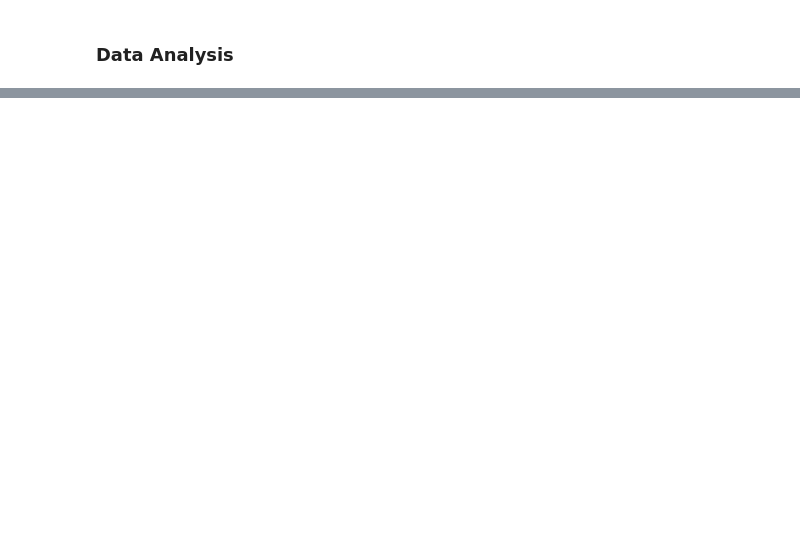
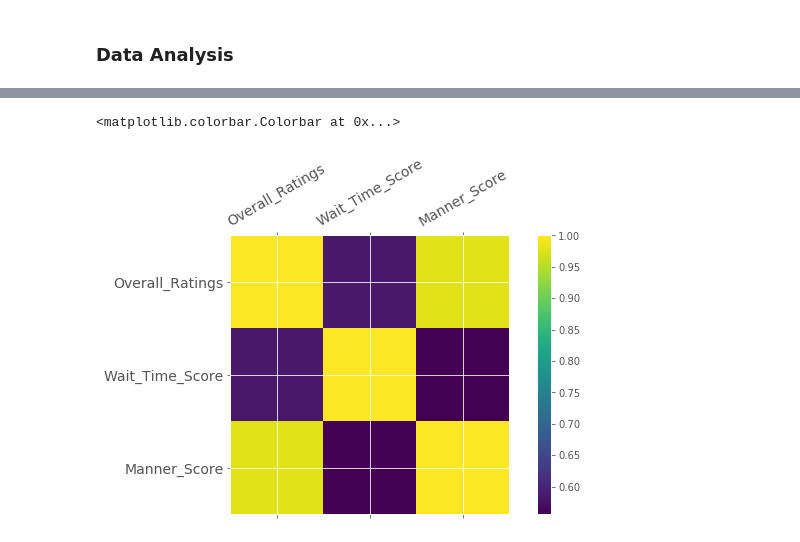
Before and after one commit to SubornaN/Web_Scrapping_Project, a Jupyter notebook: zocdocnyc/zocdocnyc_analysis.ipynb, the cells around one changed output, grey strips where cells are left out. Cells and saved outputs as stored; diff of their text form; code cells hidden in the pictures; blank space fills up the shorter version.

Commit message:
updated graphs

```diff
--- a/zocdocnyc/zocdocnyc_analysis.ipynb
+++ b/zocdocnyc/zocdocnyc_analysis.ipynb
@@ -379,0 +32,3 @@ Text(0.5, 1.0, 'Doctors Offering Video Visits')
+# %%
+df.Video_Visit = df.Video_Visit.replace(True, 1)
+df.Video_Visit = df.Video_Visit.replace(False, 0)
@@ -379,0 +51,2 @@ Text(0.5, 1.0, 'Doctors Offering Video Visits')
+# %%
+df = df.dropna(axis=0, how = 'any')
@@ -379,0 +72,5 @@ Text(0.5, 1.0, 'Doctors Offering Video Visits')
+# %%
+# Only picked the first row for every level because the rows duplicated with respect to language & Specialties
+# Pick level_2 --> there are duplicates values for level 1 because of langugae values added as new row
+df1 = df[:]
+df1 = df1.loc[df.Level_2 == 0] # for all columns expect language
@@ -379,0 +109,3 @@ Text(0.5, 1.0, 'Doctors Offering Video Visits')
+# %%
+df3 = df1.loc[df1.Total_Reviews > 188]
+df3[['Total_Reviews', 'Overall_Ratings', 'Wait_Time_Score', 'Manner_Score']].describe() # after removing data below mean
@@ -379,0 +137,10 @@ Text(0.5, 1.0, 'Doctors Offering Video Visits')
+# %%
+f = plt.figure(figsize=(10,5))
+x = ['Overall_Ratings', 'Wait_Time_Score', 'Manner_Score']
+plt.matshow(df3[x].corr(), fignum=f.number)
+plt.xticks(range(df3[x].shape[1]), df3[x].columns, rotation = 30, fontsize = 14)
+plt.yticks(range(df3[x].shape[1]), df3[x].columns, fontsize = 14)
+plt.colorbar()
+# %% [output]
+<matplotlib.colorbar.Colorbar at 0x...>
+[figure, added]
```
Also changed, not shown: parts of 81 cells of this notebook, 3 other files.
